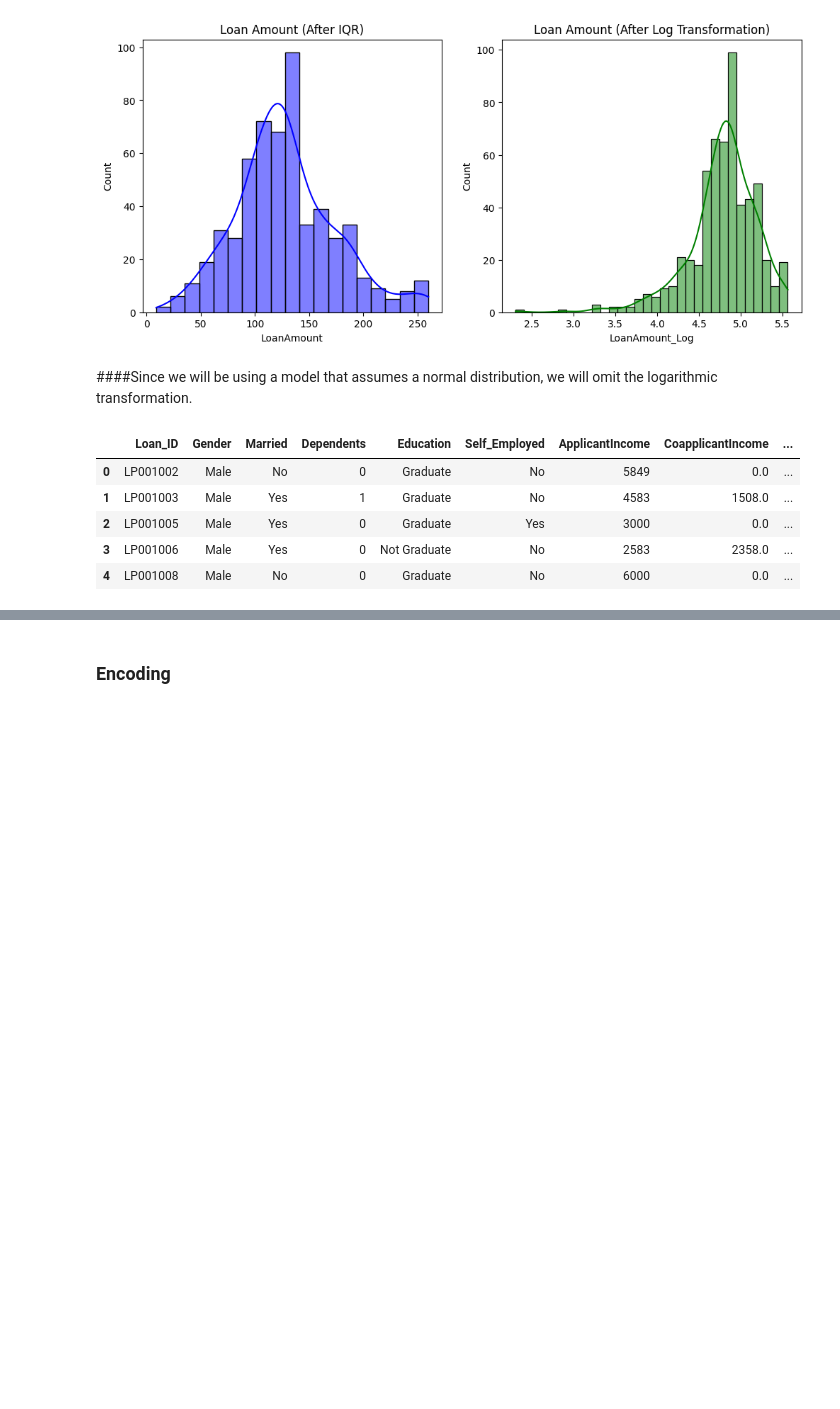
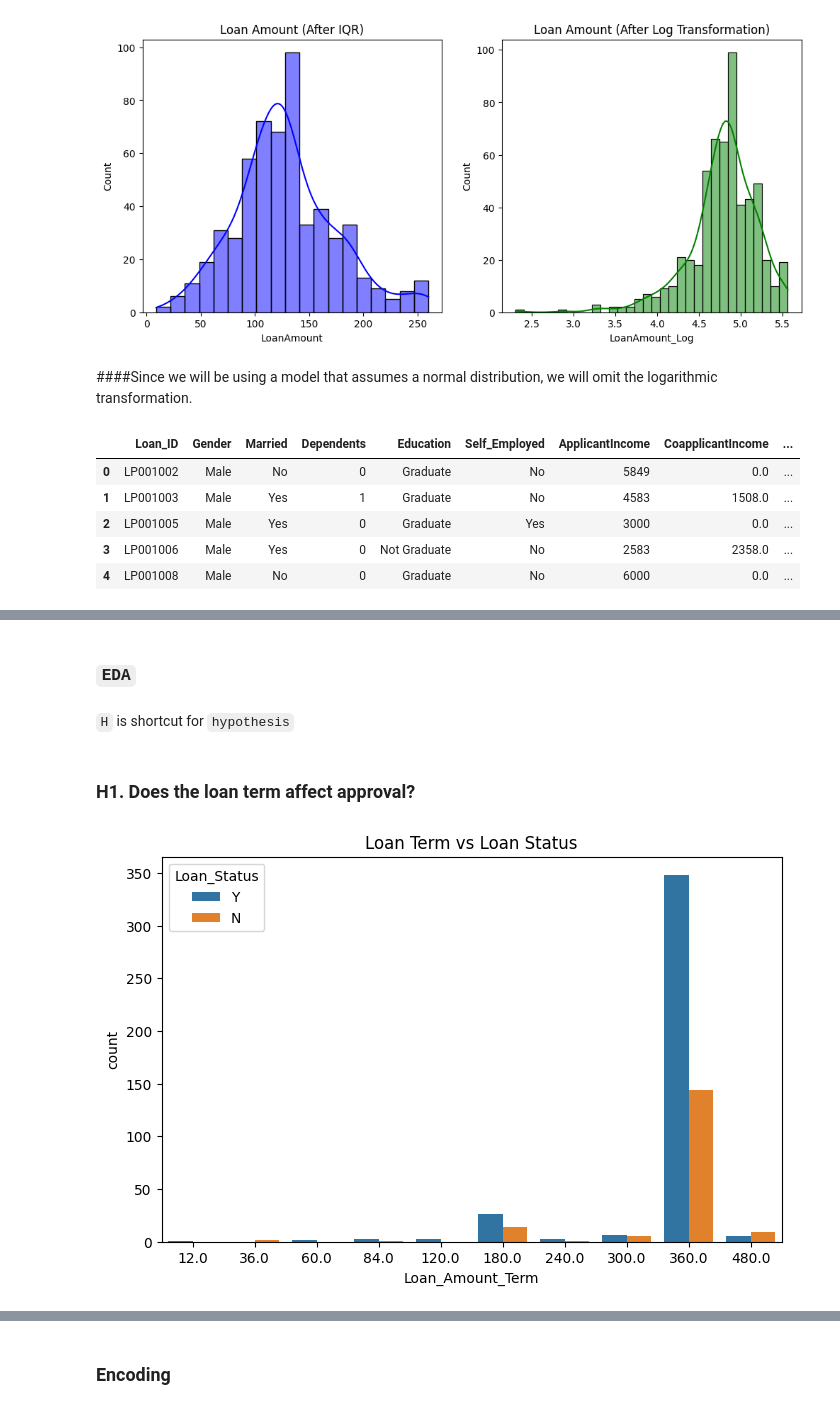
Before and after one commit to AdhamAshraf2323/Loan-Predication, a Jupyter notebook: Bank_Loan_System.ipynb, the cells around one changed output, grey strips where cells are left out. Saved outputs shown, nothing was run; the diff lists cells and outputs as text; code cells hidden in the pictures; blank space fills up the shorter version.

```diff
--- a/Bank_Loan_System.ipynb
+++ b/Bank_Loan_System.ipynb
@@ -328,0 +336,17 @@ df_LoanAmount_filtered.head()
+# %% [markdown]
+### **`EDA`**
+# %% [markdown]
+`H` is shortcut for `hypothesis`
+# %% [markdown]
+### H1. Does the loan term affect approval?
+# %%
+plt.figure(figsize=(8,5))
+sns.countplot(
+    x='Loan_Amount_Term',
+    hue='Loan_Status',
+    data=df_LoanAmount_filtered
+)
+plt.title('Loan Term vs Loan Status')
+plt.show()
+# %% [output]
+[figure, added]
```
Also changed, not shown: parts of 40 cells of this notebook.
